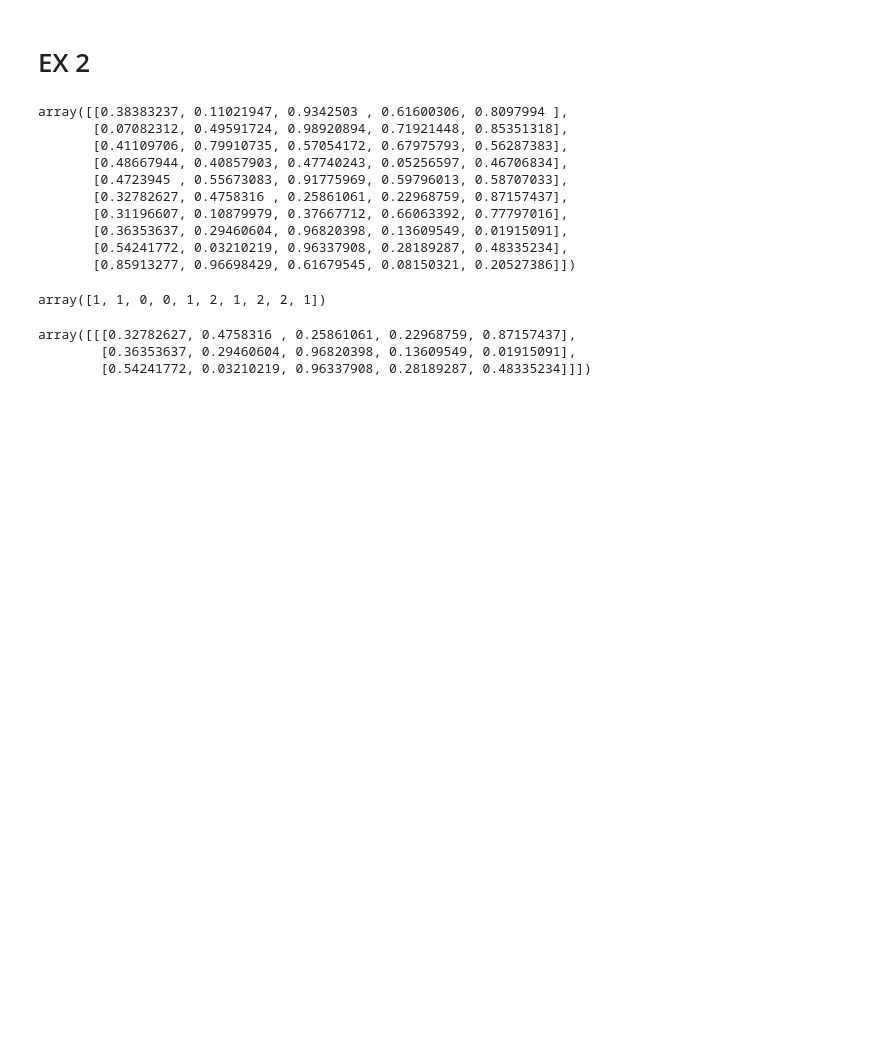
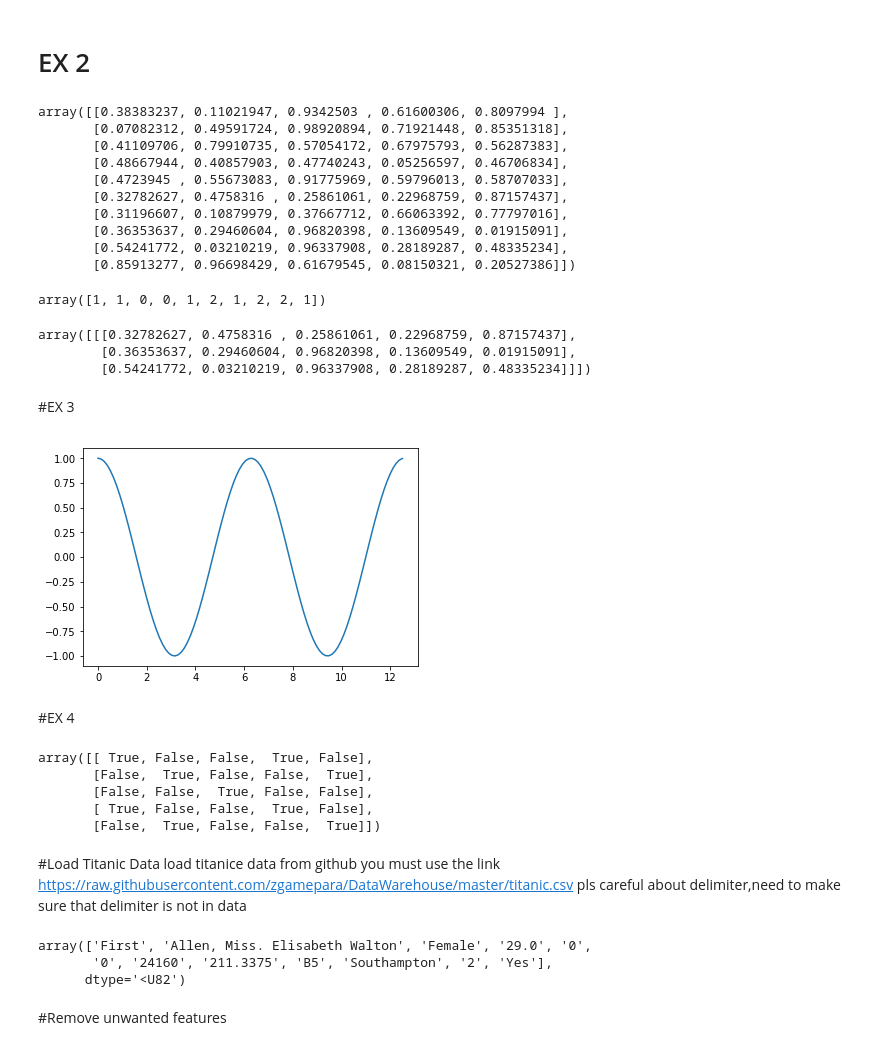
Before and after one commit to zgamepara/DataWarehouse, a Jupyter notebook: Untitled0.ipynb, the cells around one changed output. Saved outputs shown, nothing was run; the diff lists cells and outputs as text; code cells hidden in the pictures; blank space fills up the shorter version.

```diff
--- a/Untitled0.ipynb
+++ b/Untitled0.ipynb
@@ -292,3 +292,39 @@ z[c,:]
 array([[[0.32782627, 0.4758316 , 0.25861061, 0.22968759, 0.87157437],
         [0.36353637, 0.29460604, 0.96820398, 0.13609549, 0.01915091],
         [0.54241772, 0.03210219, 0.96337908, 0.28189287, 0.48335234]]])
+# %% [markdown]
+#EX 3
+# %%
+import numpy as np
+import matplotlib.pyplot as plt
+x = np.linspace(0,12.5,100)
+plt.plot(x, np.cos(x), label='cos(x)')
+plt.show()
+# %% [output]
+[figure, added]
+# %% [markdown]
+#EX 4
+# %%
+import numpy as np
+np_test = np.arange(25).reshape(5,5)
+np.mod(np_test,3) == 0
+# %% [output]
+array([[ True, False, False,  True, False],
+       [False,  True, False, False,  True],
+       [False, False,  True, False, False],
+       [ True, False, False,  True, False],
+       [False,  True, False, False,  True]])
+# %% [markdown]
+#Load Titanic Data
+load titanice data from github
+you must use the link https://raw.githubusercontent.com/zgamepara/DataWarehouse/master/titanic.csv
+pls careful about delimiter,need to make sure that delimiter is not in data
+# %%
+ti = np.genfromtxt('https://raw.githubusercontent.com/zgamepara/DataWarehouse/master/wtf.csv' , delimiter=';' , missing_values= None,dtype =str )
+ti[0,:]
+# %% [output]
+array(['First', 'Allen, Miss. Elisabeth Walton', 'Female', '29.0', '0',
+       '0', '24160', '211.3375', 'B5', 'Southampton', '2', 'Yes'],
+      dtype='<U82')
+# %% [markdown]
+#Remove unwanted features
```
Also changed, not shown: parts of 18 cells of this notebook.
